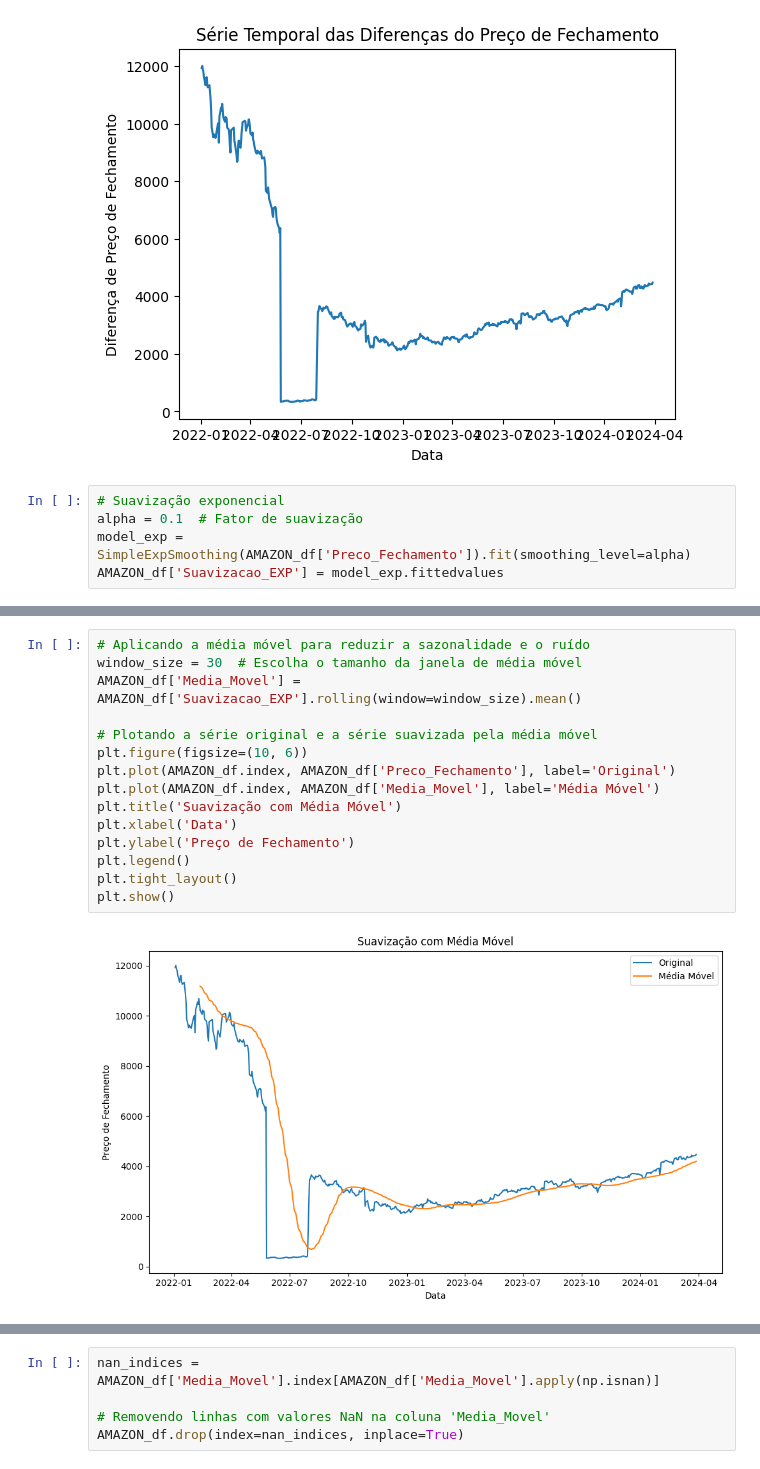
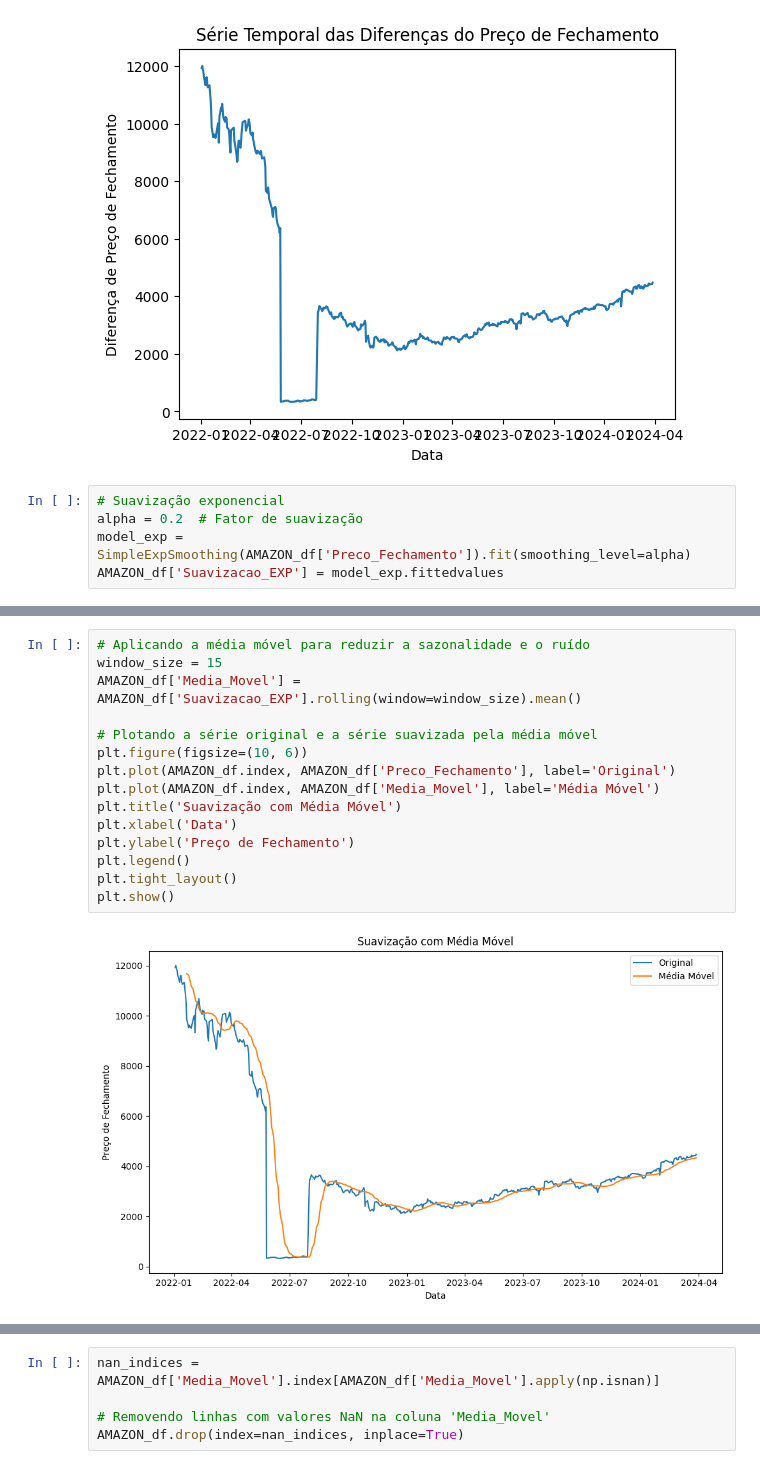
Before and after one commit to sergiolfaria/Atividades_Ciencia_De_Dados, a Jupyter notebook: Trabalho Arima/Arima.ipynb, the cells around one changed output, grey strips where cells are left out. Saved outputs shown, nothing was run; the diff lists cells and outputs as text.

```diff
--- a/Trabalho Arima/Arima.ipynb
+++ b/Trabalho Arima/Arima.ipynb
@@ -43,7 +43,7 @@ plt.show()
 [figure]
 # %%
 # Suavização exponencial
-alpha = 0.1  # Fator de suavização
+alpha = 0.2  # Fator de suavização
 model_exp = SimpleExpSmoothing(AMAZON_df['Preco_Fechamento']).fit(smoothing_level=alpha)
 AMAZON_df['Suavizacao_EXP'] = model_exp.fittedvalues
 # %%
@@ -62,20 +62,20 @@ plt.show()
 # %%
 # Aplicando a média móvel para reduzir a sazonalidade e o ruído
-window_size = 30  # Escolha o tamanho da janela de média móvel
+window_size = 15
 AMAZON_df['Media_Movel'] = AMAZON_df['Suavizacao_EXP'].rolling(window=window_size).mean()
 
 # Plotando a série original e a série suavizada pela média móvel
 plt.figure(figsize=(10, 6))
 plt.plot(AMAZON_df.index, AMAZON_df['Preco_Fechamento'], label='Original')
 plt.plot(AMAZON_df.index, AMAZON_df['Media_Movel'], label='Média Móvel')
 plt.title('Suavização com Média Móvel')
 plt.xlabel('Data')
 plt.ylabel('Preço de Fechamento')
 plt.legend()
 plt.tight_layout()
 plt.show()
 # %% [output]
-[figure, old version]
+[figure, new version]
 # %%
 
 # Ajuste do modelo ARIMA nos dados suavizados
```
Also changed, not shown: parts of 8 cells of this notebook.
